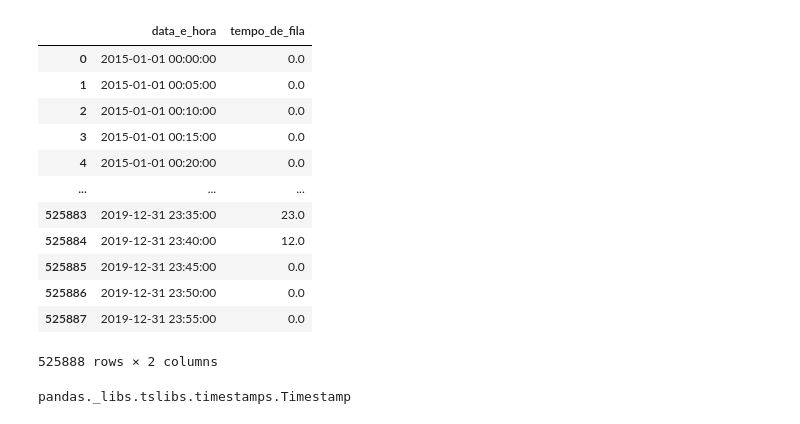
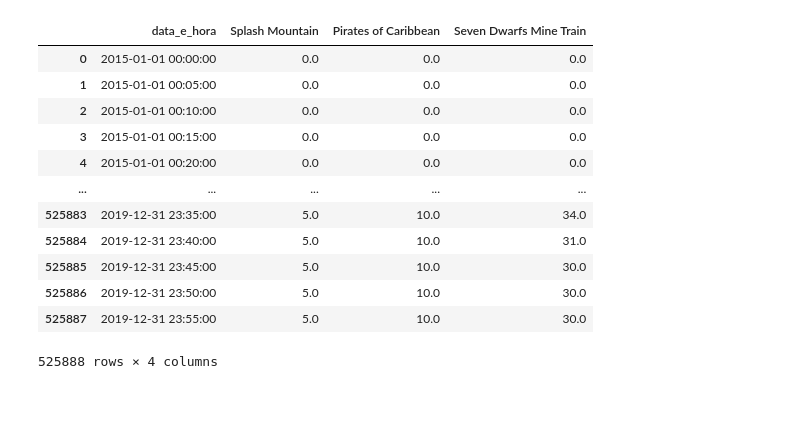
Before and after one commit to LuisFTacla/WDW_Attendance_Calculator, a Jupyter notebook: Plots_diarios.ipynb, the cells around one changed output. Drawn from its saved outputs; the diff is of its cells as text; code cells hidden in the pictures.

```diff
--- a/Plots_diarios.ipynb
+++ b/Plots_diarios.ipynb
@@ -82,20 +154,16 @@ for i in range(1,15):
-# %%
-hs_01
-# %% [output]
-|  | data_e_hora | tempo_de_fila |
-| 0 | 2015-01-01 00:00:00 | 0.0 |
-| 1 | 2015-01-01 00:05:00 | 0.0 |
-| 2 | 2015-01-01 00:10:00 | 0.0 |
-| 3 | 2015-01-01 00:15:00 | 0.0 |
-| 4 | 2015-01-01 00:20:00 | 0.0 |
-| ... | ... | ... |
-| 525883 | 2019-12-31 23:35:00 | 23.0 |
-| 525884 | 2019-12-31 23:40:00 | 12.0 |
-| 525885 | 2019-12-31 23:45:00 | 0.0 |
-| 525886 | 2019-12-31 23:50:00 | 0.0 |
-| 525887 | 2019-12-31 23:55:00 | 0.0 |
-525888 rows × 2 columns
-# %%
-type(hs_01['data_e_hora'][4])
-# %% [output]
-pandas._libs.tslibs.timestamps.Timestamp
+# %%
+MagicKingdom
+# %% [output]
+|  | data_e_hora | Splash Mountain | Pirates of Caribbean | Seven Dwarfs Mine Train |
+| 0 | 2015-01-01 00:00:00 | 0.0 | 0.0 | 0.0 |
+| 1 | 2015-01-01 00:05:00 | 0.0 | 0.0 | 0.0 |
+| 2 | 2015-01-01 00:10:00 | 0.0 | 0.0 | 0.0 |
+| 3 | 2015-01-01 00:15:00 | 0.0 | 0.0 | 0.0 |
+| 4 | 2015-01-01 00:20:00 | 0.0 | 0.0 | 0.0 |
+| ... | ... | ... | ... | ... |
+| 525883 | 2019-12-31 23:35:00 | 5.0 | 10.0 | 34.0 |
+| 525884 | 2019-12-31 23:40:00 | 5.0 | 10.0 | 31.0 |
+| 525885 | 2019-12-31 23:45:00 | 5.0 | 10.0 | 30.0 |
+| 525886 | 2019-12-31 23:50:00 | 5.0 | 10.0 | 30.0 |
+| 525887 | 2019-12-31 23:55:00 | 5.0 | 10.0 | 30.0 |
+525888 rows × 4 columns
```
Also changed, not shown: parts of 7 cells of this notebook.
